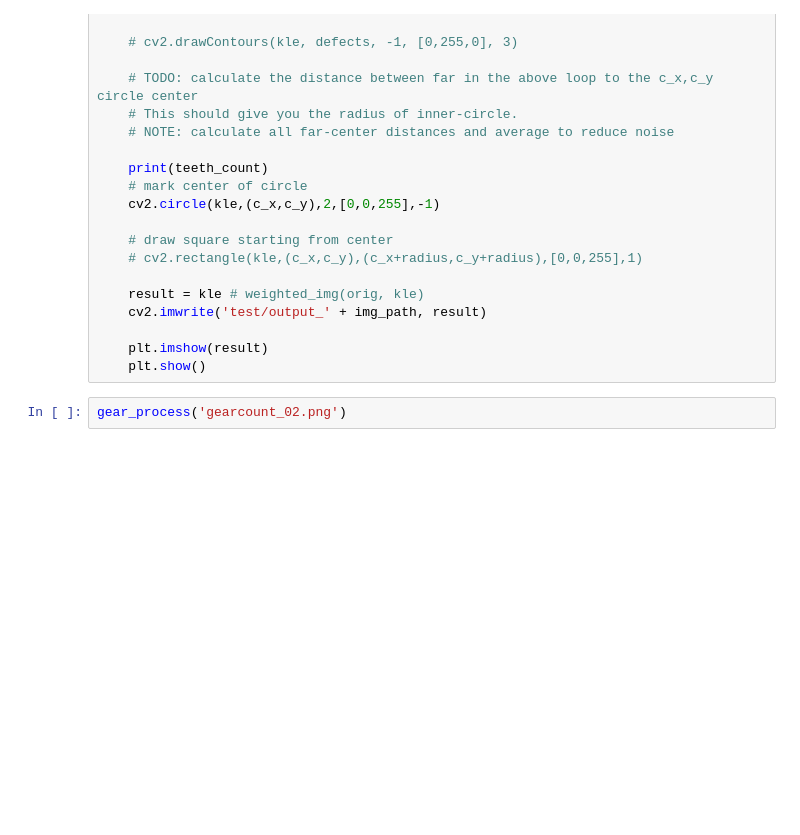
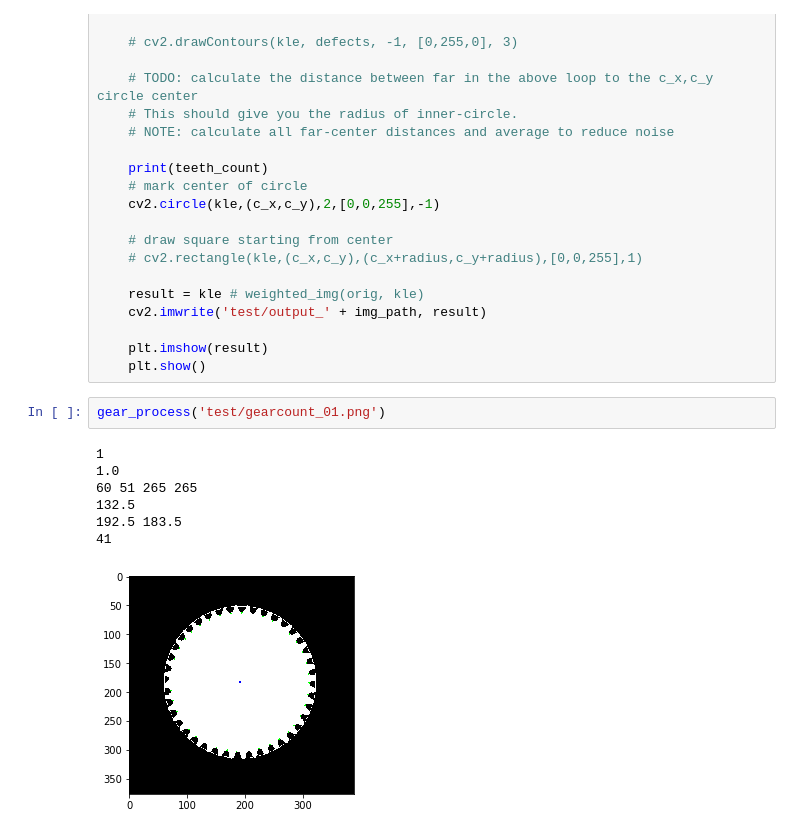
Before and after one commit to noblesse96/Reverse-Engineering-of-Gears-Nitrkl, a Jupyter notebook: gears.ipynb, the cells around one changed output. Saved outputs shown, nothing was run; the diff lists cells and outputs as text; blank space fills up the shorter version.

```diff
--- a/gears.ipynb
+++ b/gears.ipynb
@@ -110,4 +114,12 @@ def gear_process(img_path):
     plt.imshow(result)
     plt.show()
 # %%
-gear_process('gearcount_02.png')
+gear_process('test/gearcount_01.png')
+# %% [output]
+1
+1.0
+60 51 265 265
+132.5
+192.5 183.5
+41
+[figure, added]
```
Also changed, not shown: parts of 1 cell of this notebook, 1 other file.
